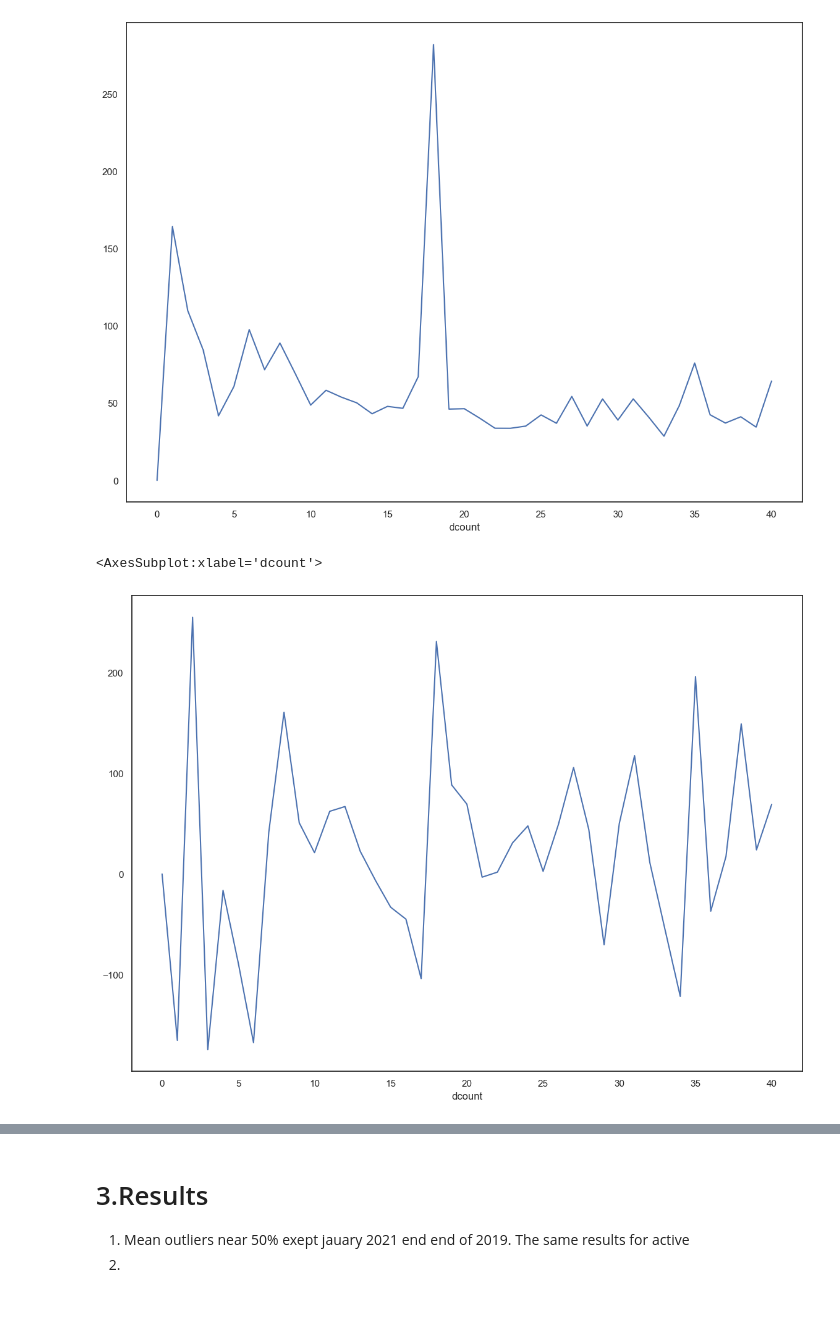
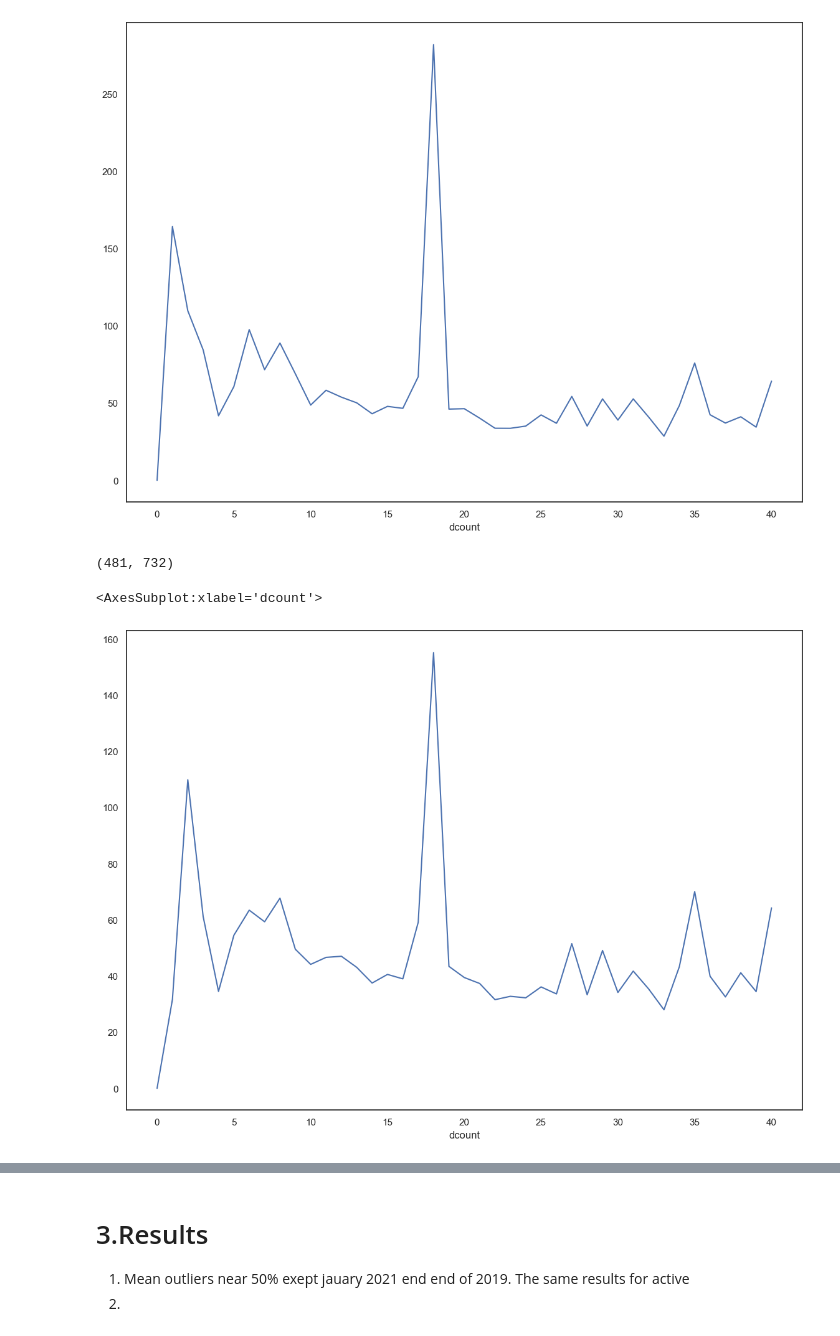
Before and after one commit to ArtemBoltaev/microbisuness_density_forecasting_kaggle, a Jupyter notebook: notebooks/data_preparation.ipynb, the cells around one changed output, grey strips where cells are left out. Drawn from its saved outputs; the diff is of its cells as text; code cells hidden in the pictures; blank space fills up the shorter version.

```diff
--- a/notebooks/data_preparation.ipynb
+++ b/notebooks/data_preparation.ipynb
@@ -169,0 +158,12 @@ train[train.cfips == 30069].plot(x='ds', y='adult_population')
+# %%
+#Get basic features
+train = train.sort_values(['cfips','row_id']).reset_index(drop=True)
+
+train['first_day_of_month'] = pd.to_datetime(train["first_day_of_month"])
+train['county'] = train.groupby('cfips')['county'].ffill()
+train['state'] = train.groupby('cfips')['state'].ffill()
+train["year"] = train["first_day_of_month"].dt.year
+train["month"] = train["first_day_of_month"].dt.month
+train["dcount"] = train.groupby(['cfips'])['row_id'].cumcount()
+train['county_i'] = (train['county'] + train['state']).factorize()[0]
+train['state_i'] = train['state'].factorize()[0]
@@ -179,13 +180,34 @@ train.groupby('dcount')['dif'].sum().plot()
 # %% [output]
 <AxesSubplot:xlabel='dcount'>
 [figure]
+# %%
+outliers = []
+cnt = 0
+for o in tqdm(train.cfips.unique()):
+    indices = (train['cfips']==o)
+    tmp = train.loc[indices].copy().reset_index(drop=True)
+    var = tmp.microbusiness_density.values.copy()
+    for i in range(37, 2, -1):
+        thr = 0.20*np.mean(var[:i])
+        difa = abs(var[i]-var[i-1])
+        if (difa>=thr):
+            var[:i] *= (var[i]/var[i-1])
+            outliers.append(o)
+            cnt+=1
+    var[0] = var[1]*0.99
+    train.loc[indices, 'microbusiness_density'] = var
+outliers = np.unique(outliers)
+len(outliers), cnt
+# %% [output]
+(481, 732)
 # %%
-#count shift in microbusiness density
 lag = 1
 train[f'mbd_lag_{lag}'] = train.groupby('cfips')['microbusiness_density'].shift(lag).bfill()
-train['mbd_rate'] = (train['microbusiness_density'] - train[f'mbd_lag_{lag}'])/lag
-
-train.groupby('dcount')['mbd_rate'].sum().plot()
+train['dif'] = (train['microbusiness_density'] / train[f'mbd_lag_{lag}']).fillna(1).clip(0, None) - 1
+train.loc[(train[f'mbd_lag_{lag}']==0), 'dif'] = 0
+train.loc[(train[f'microbusiness_density']>0) & (train[f'mbd_lag_{lag}']==0), 'dif'] = 1
+train['dif'] = train['dif'].abs()
+train.groupby('dcount')['dif'].sum().plot()
 # %% [output]
 <AxesSubplot:xlabel='dcount'>
-[figure, old version]
+[figure, new version]
```
Also changed, not shown: parts of 11 cells of this notebook, 15 other files.
